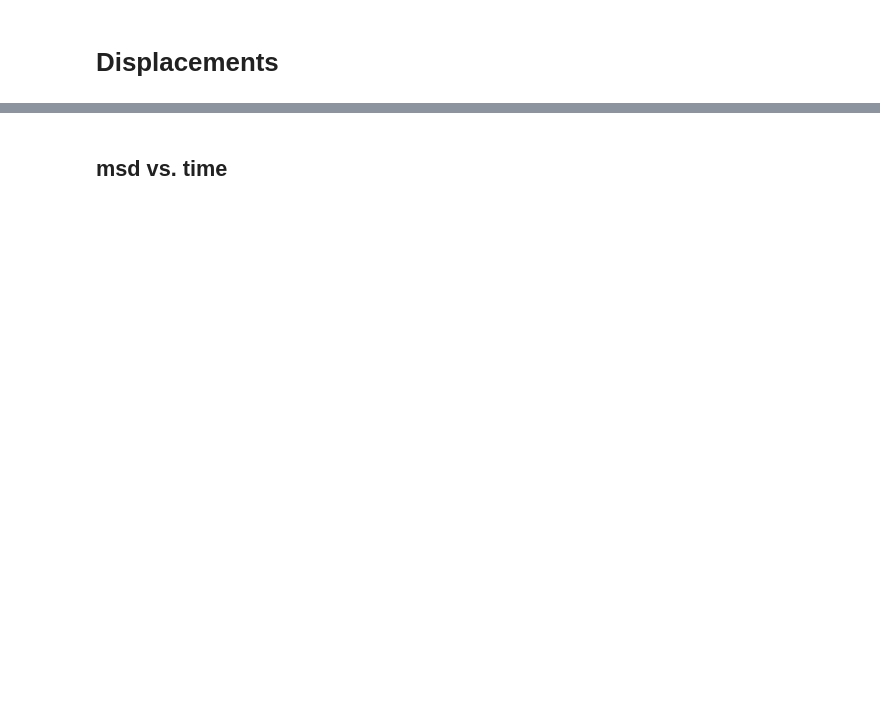
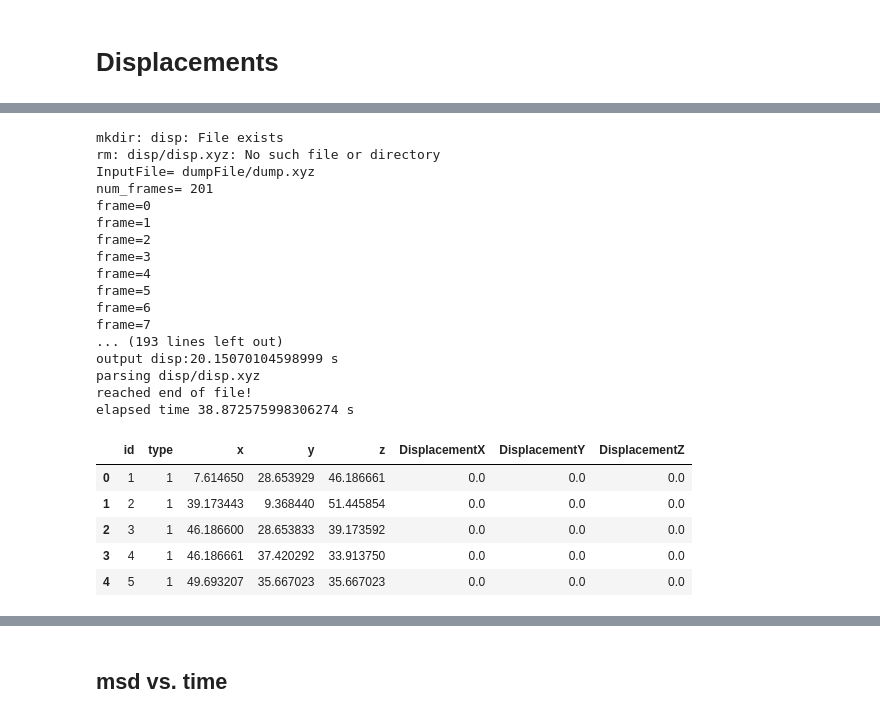
Before and after one commit to kkarimi62/vacancyDiffusion, a Jupyter notebook: postproc/postproc.ipynb, the cells around one changed output, grey strips where cells are left out. Cells and saved outputs as stored; diff of their text form; code cells hidden in the pictures; blank space fills up the shorter version.

```diff
--- a/postproc/postproc.ipynb
+++ b/postproc/postproc.ipynb
@@ -342 +345,46 @@ reached end of file!
+# %%
+!mkdir disp
+
+#--- fetch parameters
+lib_path = confParser['input files']['lib_path']
+fileCurr = fileRef = 'dumpFile/dump.xyz'
+outpt = 'disp/disp.xyz'
+!rm $outpt
+
+#--- call ovito
+t0 = time.time()
+os.system('ovitos %s/OvitosCna.py %s %s 1 8 %s'%(lib_path,fileCurr,outpt,fileRef))
+print('output disp:%s s'%(time.time()-t0))
+
+#--- parse disp files
+print('parsing disp/disp.xyz')
+t0 = time.time()
+lmpDisp = lp.ReadDumpFile( 'disp/disp.xyz' )
+lmpDisp.GetCords( ncount = sys.maxsize )
+print('elapsed time %s s'%(time.time()-t0))
+display(lmpDisp.coord_atoms_broken[0].head())
+# %% [output]
+mkdir: disp: File exists
+rm: disp/disp.xyz: No such file or directory
+InputFile= dumpFile/dump.xyz
+num_frames= 201
+frame=0
+frame=1
+frame=2
+frame=3
+frame=4
+frame=5
+frame=6
+frame=7
+... (193 lines left out)
+output disp:20.15070104598999 s
+parsing disp/disp.xyz
+reached end of file!
+elapsed time 38.872575998306274 s
+|  | id | type | x | y | z | DisplacementX | DisplacementY | DisplacementZ |
+| 0 | 1 | 1 | 7.614650 | 28.653929 | 46.186661 | 0.0 | 0.0 | 0.0 |
+| 1 | 2 | 1 | 39.173443 | 9.368440 | 51.445854 | 0.0 | 0.0 | 0.0 |
+| 2 | 3 | 1 | 46.186600 | 28.653833 | 39.173592 | 0.0 | 0.0 | 0.0 |
+| 3 | 4 | 1 | 46.186661 | 37.420292 | 33.913750 | 0.0 | 0.0 | 0.0 |
+| 4 | 5 | 1 | 49.693207 | 35.667023 | 35.667023 | 0.0 | 0.0 | 0.0 |
 # %%
```
Also changed, not shown: parts of 6 cells of this notebook.
